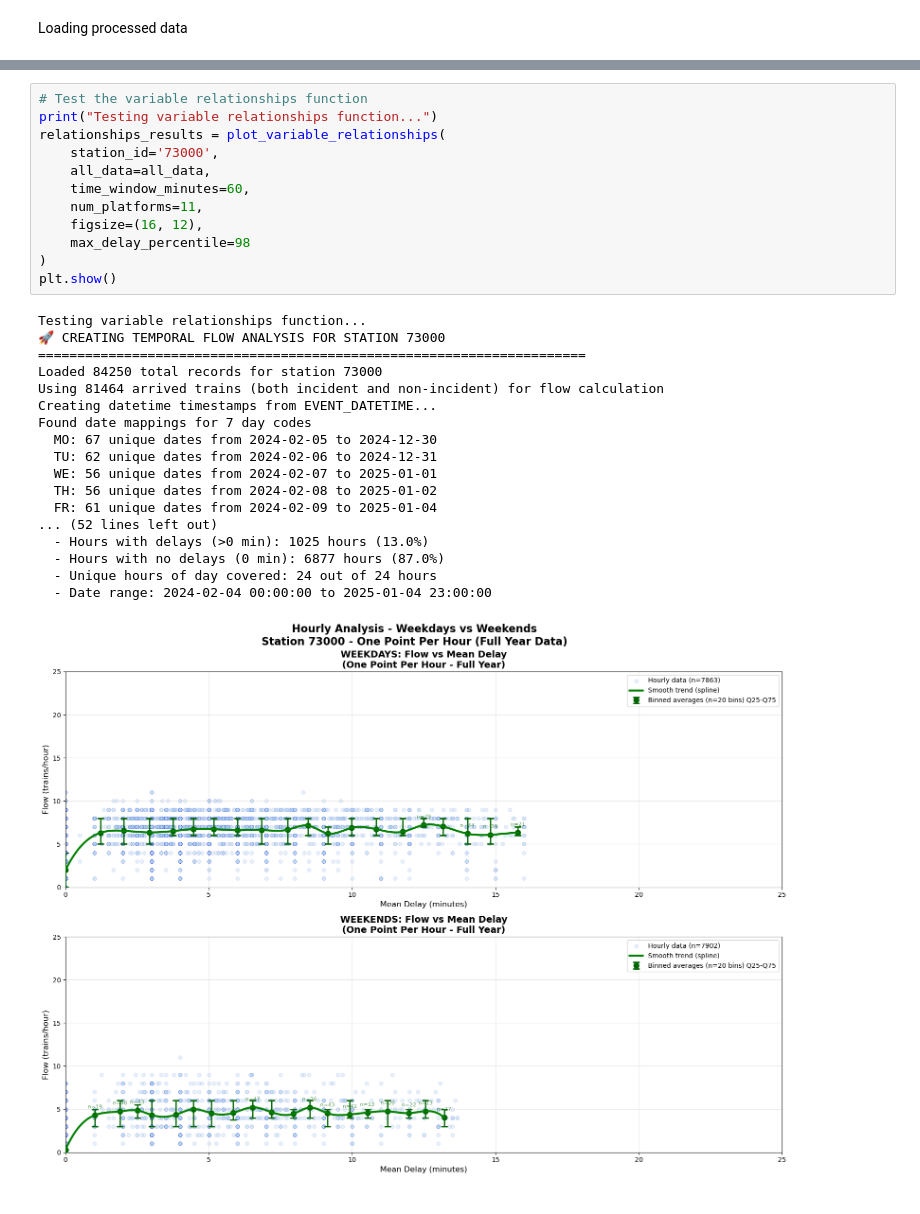
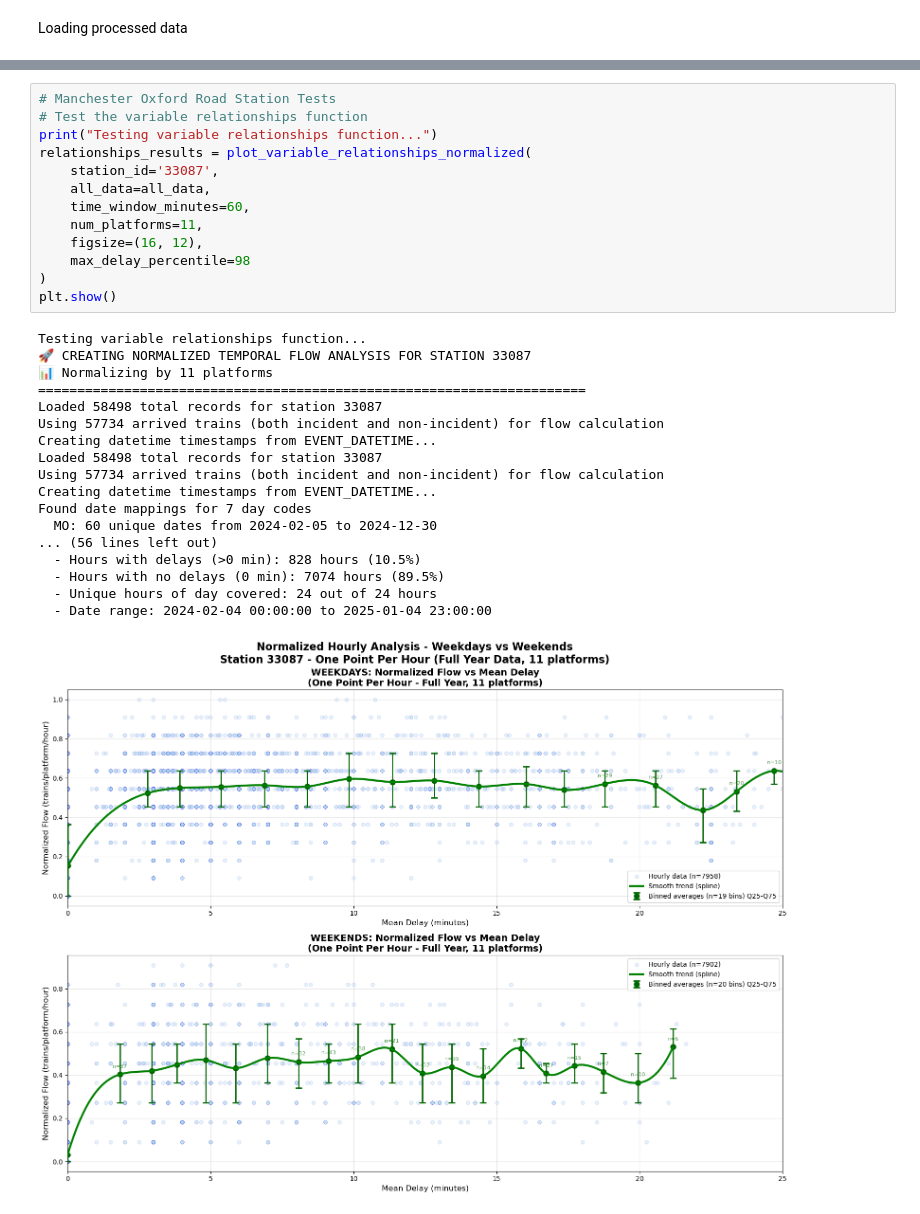
Before and after one commit to martazarantonello/RDM_analysis, a Jupyter notebook: demos/station_view.ipynb, the cells around one changed output, grey strips where cells are left out. Saved outputs shown, nothing was run; the diff lists cells and outputs as text.

```diff
--- a/demos/station_view.ipynb
+++ b/demos/station_view.ipynb
@@ -94,33 +100,34 @@ Normal operations records: 4358
 Total normal periods: 24
 ================================================================================
 # %%
+# Manchester Oxford Road Station Tests
 # Test the variable relationships function
 print("Testing variable relationships function...")
-relationships_results = plot_variable_relationships(
-    station_id='73000',
+relationships_results = plot_variable_relationships_normalized(
+    station_id='33087',
     all_data=all_data,
     time_window_minutes=60,
     num_platforms=11,
     figsize=(16, 12),
     max_delay_percentile=98
 )
 plt.show()
 # %% [output]
 Testing variable relationships function...
-🚀 CREATING TEMPORAL FLOW ANALYSIS FOR STATION 73000
+🚀 CREATING NORMALIZED TEMPORAL FLOW ANALYSIS FOR STATION 33087
+📊 Normalizing by 11 platforms
 ======================================================================
-Loaded 84250 total records for station 73000
-Using 81464 arrived trains (both incident and non-incident) for flow calculation
+Loaded 58498 total records for station 33087
+Using 57734 arrived trains (both incident and non-incident) for flow calculation
+Creating datetime timestamps from EVENT_DATETIME...
+Loaded 58498 total records for station 33087
+Using 57734 arrived trains (both incident and non-incident) for flow calculation
 Creating datetime timestamps from EVENT_DATETIME...
 Found date mappings for 7 day codes
-  MO: 67 unique dates from 2024-02-05 to 2024-12-30
-  TU: 62 unique dates from 2024-02-06 to 2024-12-31
-  WE: 56 unique dates from 2024-02-07 to 2025-01-01
-  TH: 56 unique dates from 2024-02-08 to 2025-01-02
-  FR: 61 unique dates from 2024-02-09 to 2025-01-04
-... (52 lines left out)
-  - Hours with delays (>0 min): 1025 hours (13.0%)
-  - Hours with no delays (0 min): 6877 hours (87.0%)
+  MO: 60 unique dates from 2024-02-05 to 2024-12-30
+... (56 lines left out)
+  - Hours with delays (>0 min): 828 hours (10.5%)
+  - Hours with no delays (0 min): 7074 hours (89.5%)
   - Unique hours of day covered: 24 out of 24 hours
   - Date range: 2024-02-04 00:00:00 to 2025-01-04 23:00:00
-[figure, old version]
+[figure, new version]
```
Also changed, not shown: parts of 12 cells of this notebook.
